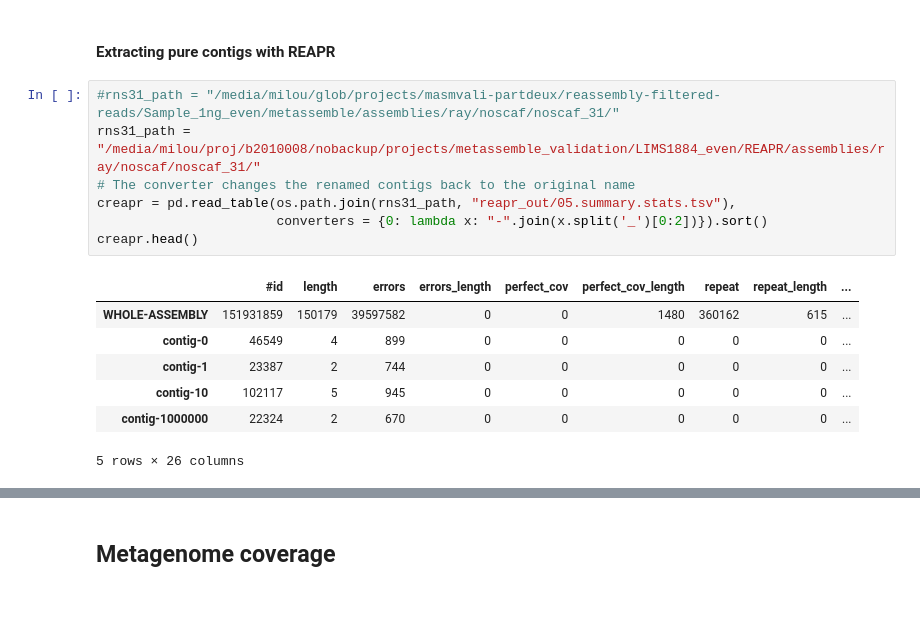
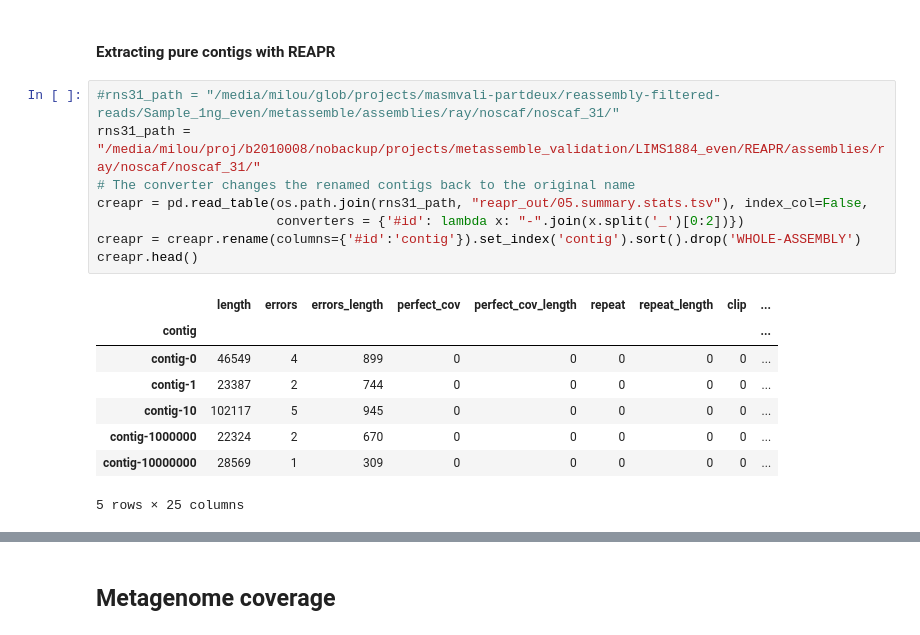
Before and after one commit to inodb/masmvali-publication, a Jupyter notebook: notebooks/LIMS1884-filtered-pairs-assemblies-2.ipynb, the cells around one changed output, grey strips where cells are left out. Drawn from its saved outputs; the diff is of its cells as text; blank space fills up the shorter version.

```diff
--- a/notebooks/LIMS1884-filtered-pairs-assemblies-2.ipynb
+++ b/notebooks/LIMS1884-filtered-pairs-assemblies-2.ipynb
@@ -402,15 +402,17 @@ ax.set_xlim(0.0, 1.0)
 # %%
 #rns31_path = "/media/milou/glob/projects/masmvali-partdeux/reassembly-filtered-reads/Sample_1ng_even/metassemble/assemblies/ray/noscaf/noscaf_31/"
 rns31_path = "/media/milou/proj/b2010008/nobackup/projects/metassemble_validation/LIMS1884_even/REAPR/assemblies/ray/noscaf/noscaf_31/"
 # The converter changes the renamed contigs back to the original name
-creapr = pd.read_table(os.path.join(rns31_path, "reapr_out/05.summary.stats.tsv"),
-                       converters = {0: lambda x: "-".join(x.split('_')[0:2])}).sort()
+creapr = pd.read_table(os.path.join(rns31_path, "reapr_out/05.summary.stats.tsv"), index_col=False,
+                       converters = {'#id': lambda x: "-".join(x.split('_')[0:2])})
+creapr = creapr.rename(columns={'#id':'contig'}).set_index('contig').sort().drop('WHOLE-ASSEMBLY')
 creapr.head()
 # %% [output]
-|  | #id | length | errors | errors_length | perfect_cov | perfect_cov_length | repeat | repeat_length | ... |
-| WHOLE-ASSEMBLY | 151931859 | 150179 | 39597582 | 0 | 0 | 1480 | 360162 | 615 | ... |
+|  | length | errors | errors_length | perfect_cov | perfect_cov_length | repeat | repeat_length | clip | ... |
+| contig |  |  |  |  |  |  |  |  | ... |
 | contig-0 | 46549 | 4 | 899 | 0 | 0 | 0 | 0 | 0 | ... |
 | contig-1 | 23387 | 2 | 744 | 0 | 0 | 0 | 0 | 0 | ... |
 | contig-10 | 102117 | 5 | 945 | 0 | 0 | 0 | 0 | 0 | ... |
 | contig-1000000 | 22324 | 2 | 670 | 0 | 0 | 0 | 0 | 0 | ... |
+| contig-10000000 | 28569 | 1 | 309 | 0 | 0 | 0 | 0 | 0 | ... |
-5 rows × 26 columns
+5 rows × 25 columns
```
Also changed, not shown: parts of 4 cells of this notebook.
